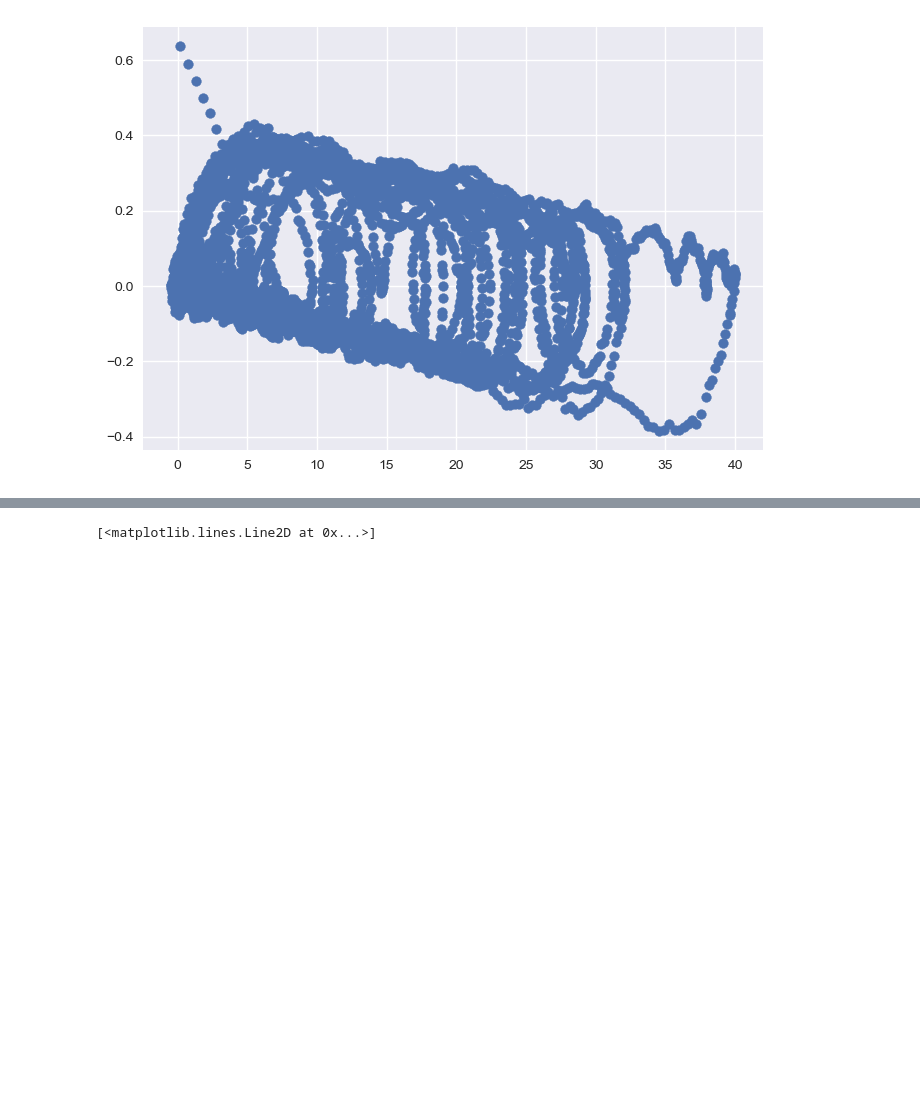
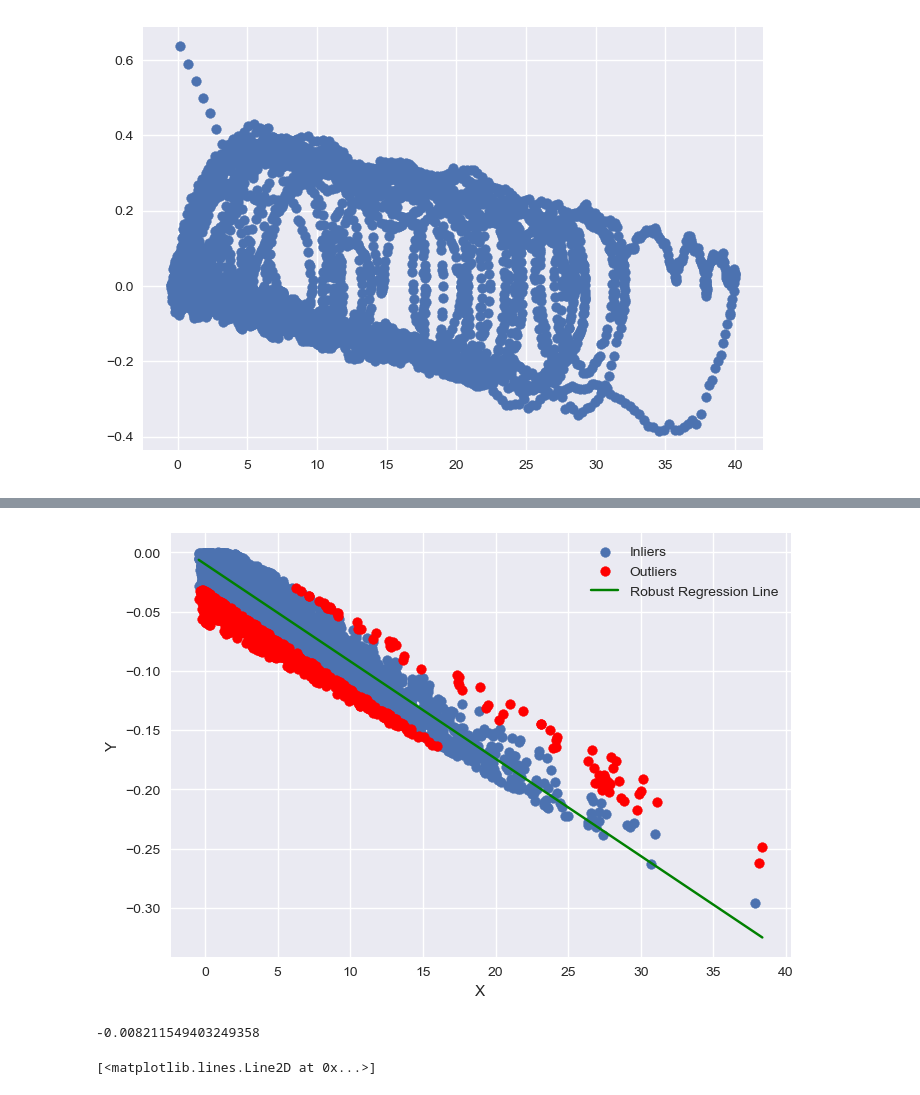
Before and after one commit to mjoudy/Calcium---AR, a Jupyter notebook: pre-processing-for-stefan.ipynb, the cells around one changed output, grey strips where cells are left out. Drawn from its saved outputs; the diff is of its cells as text; code cells hidden in the pictures; blank space fills up the shorter version.

```diff
--- a/pre-processing-for-stefan.ipynb
+++ b/pre-processing-for-stefan.ipynb
@@ -475,3 +517,17 @@ plt.scatter(smooth_cal, smooth_deriv)
+# %%
+plt.scatter(x[inlier_mask], y[inlier_mask], label='Inliers')
+plt.scatter(x[outlier_mask], y[outlier_mask], label='Outliers', color='red')
+plt.plot(line_x, line_y, color='green', label='Robust Regression Line')
+plt.xlabel('X')
+plt.ylabel('Y')
+plt.legend()
+plt.show()
+# %% [output]
+[figure, added]
+# %%
+ransac.estimator_.coef_[0]
+# %% [output]
+-0.008211549403249358
 # %%
 sav_test1 = smooth_cal[4900:5600]
 savd_test1 = 50*smooth_deriv[4900:5600]
```
Also changed, not shown: parts of 5 cells of this notebook.
